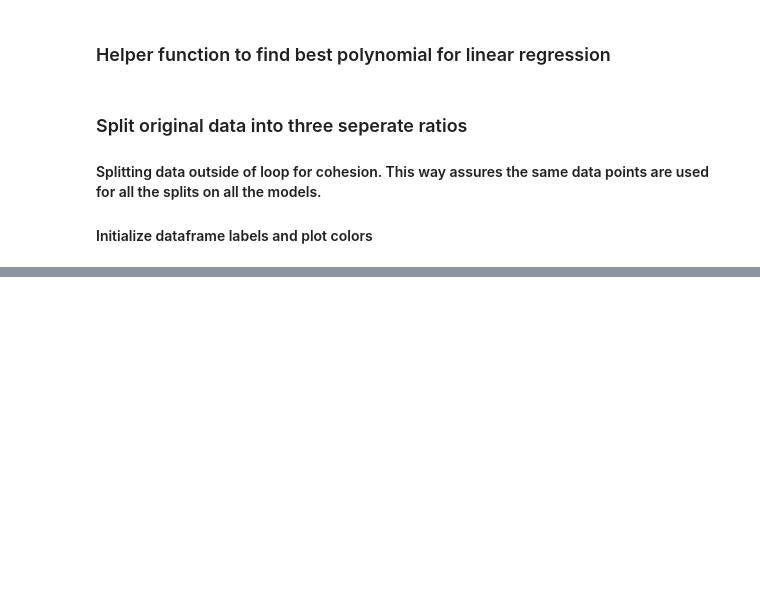
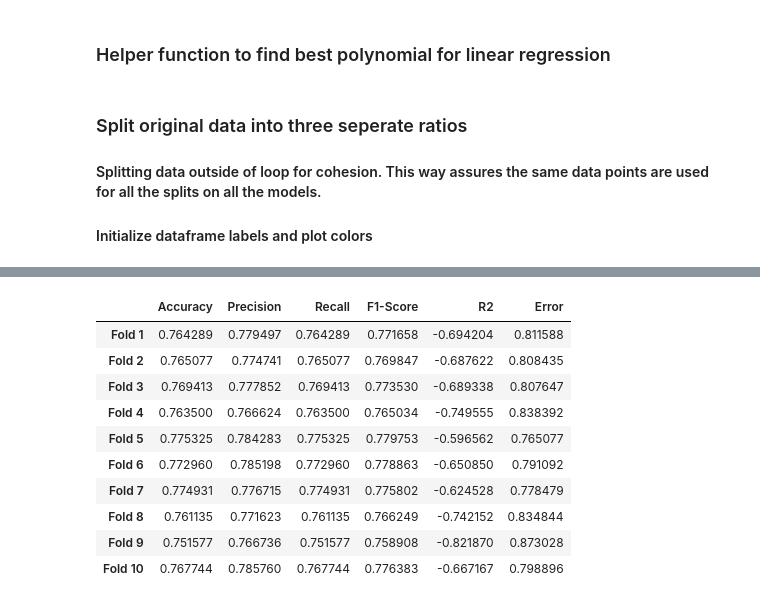
Before and after one commit to dgambone3/CSC4850-Machine-Learning, a Jupyter notebook: ML_Project.ipynb, the cells around one changed output, grey strips where cells are left out. Drawn from its saved outputs; the diff is of its cells as text; code cells hidden in the pictures; blank space fills up the shorter version.

```diff
--- a/ML_Project.ipynb
+++ b/ML_Project.ipynb
@@ -175,20 +186,22 @@ test_colors = ['skyblue', 'palegreen', 'salmon']
 # %%
 i = 0
-
+# dataframe to store all split information, will be used to pick the best splits
 splits_df = pd.DataFrame(columns=['Model',
                                   'Split',
                                   'Error',
                                   'Generalization',
                                   'true',
                                   'pred'])
+# dataframe to hold all model and split metrics
 big_df = pd.DataFrame(columns=['Model', 'Split'])
 
-for model in models:
-    print(titles[i])
-    pipe = make_pipeline(MinMaxScaler(), model)
-    j=0
+for model in models: # for each model in model list
+    # print(titles[i])
+    pipe = make_pipeline(MinMaxScaler(), model) # make pipeline with steps to use MinMaxScaler to [0,1]
+    # for plotting learning curves
     fig = plt.figure()
     ax = fig.add_subplot(1, 1, 1)
+    # dataframe to hold and output all metridcs for every split on model
     fold_df = pd.DataFrame(columns=['Accuracy',
                                     'Precision',
                                     'Recall',
@@ -196,24 +209,26 @@ for model in models:
                                     'R2'
                                     'Error'],
                                     index=index)
-
-    for j in range(len(splits)): # each sample type
+    j=0
+    for j in range(len(splits)): # for each data split
+      # rename variables for test/train data, based on list of tuples in previous cell
       X_train = train[j][0]
       y_train = train[j][1]
       X_test = test[j][0]
       y_test = test[j][1]
 
+      # condition to call polynomial function only on this model type
       if 'Polynomial' in titles[i]:
         poly_df = pd.DataFrame(columns=['polynomial', 'score'])
         poly = best_poly(X_train, y_train, X_test, y_test)
         pipe = make_pipeline(MinMaxScaler(),
                              PolynomialFeatures(degree=poly),
                              LinearRegression())
-
+      # fit data to the training dataset
       pipe.fit(X_train, y_train)
 
-      print(splits[j])
-
+      # print(splits[j])
+      # conduct 10-fold cross validation with specific scores
       cv = cross_validate(pipe,
                           X_train,
                           y_train,
@@ -224,12 +239,14 @@ for model in models:
                                     'r2',
                                     'neg_mean_squared_error'],
                           cv=10)
-
+      # variable to hold predicted values on test set
       pred = pipe.predict(X_test)
+      # calculate test error on test set
       test_error = MSE(y_test, pred)
 
       # adding absolute value of neg mean squared error so lower error is better,
       # while CV uses neg_MSE to follow convention of all other metrics that higher is better
+      # concat metrics to dataframe
       fold_df = pd.concat({'Accuracy':pd.Series(cv['test_accuracy']),
                             'Precision':pd.Series(cv['test_precision_weighted']),
                             'Recall':pd.Series(cv['test_recall_weighted']),
@@ -237,67 +254,47 @@ for model in models:
                             'R2' : pd.Series(cv['test_r2']),
                             'Error':pd.Series(abs(cv['test_neg_mean_squared_error']))},
                             axis=1)
-
+      # add metrics to best splits dataframe, generalization is calculated from the difference between test and train errors
       splits_df.loc[len(splits_df)] = [titles[i],
                                       splits[j],
                                       fold_df['Error'].min(),
                                       abs(fold_df['Error'].min() - test_error),
                                       test[j][1],
                                       pred]
-
+      # concat data to big dataframe for final output
       big_df = pd.concat([big_df, fold_df], ignore_index=True, axis=0)
+      # add split identification to rows all 10 rows of the cross validation fold
       big_df['Split'].iloc[((i*30)+(j*10)):((i*30)+(j*10)+10)] = str(splits[j])
 
+      fold_df.index = index # set index for visualation purposes
+      # create display caption for fold dataframe, for visualization purposes
+      fold_disp = fold_df.style.set_caption(f'Fold Metrics for {titles[i]} with {int(splits[j][0] * 100)}/{int(splits[j][1]*100)} Split')
+      # print('\n')
+      display(fold_disp) # display fold metrics
 
-
-      fold_df.index = index
-      fold_disp = fold_df.style.set_caption(f'Fold Metrics for {titles[i]} with {int(splits[j][0] * 100)}/{int(splits[j][1]*100)} Split')
-      print('\n')
-      display(fold_disp)
-
-      # LEARNING CURVES
+      # PLOT LEARNING CURVES
+      # get training and testing scores by calling learning curve function
       train_scores = get_learning_curve(pipe, X_train, y_train, titles[i])
       test_scores = get_learning_curve(pipe, X_test, y_test, titles[i])
+      # plot training scores
       ax.plot(train_scores['percent'],
               train_scores['scores'],
               color=train_colors[j],
               label=f'{int(splits[j][0] * 100)}/{int(splits[j][1]*100)} Training')
+      # plot testing scores
       ax.plot(test_scores['percent'],
               test_scores['scores'],
               color=test_colors[j],
               label=f'{int(splits[j][0] * 100)}/{int(splits[j][1]*100)} Validation')
+      # set labeles and titles
       ax.set_xlabel('Sample Size')
       ax.set_ylabel('Error')
       ax.set_title(f'Learning Curve for {titles[i]}')
       ax.legend(loc='best')
-
       fig.tight_layout(pad=1.5)
       fig.show()
-
-      j += 1
-
+      j += 1 # increment to next split
+    # add model name to all 30 fold metrics (10 + 10 + 10 -> 10 folds, 3 splits, 1 model)
     big_df['Model'].iloc[(i*30):((i*30)+30)] = titles[i]
-    i+=1
-
-best = (splits_df.loc[splits_df.groupby('Model')['Error'].idxmin()])
-
-for b in range(len(best)):
-  try:
-    ConfusionMatrixDisplay.from_predictions(y_true=best.iloc[b]['true'],
-                                            y_pred=best.iloc[b]['pred'],
-                                            cmap='RdPu')
-    plt.title(f'Confusion Matrix for {titles[b]}')
-    plt.show()
-  except:
-    print('Cannot calculate Confusion Matrix for Regression Problems')
-
-
-best = best.drop(['true', 'pred'], axis=1)
-best.reset_index(inplace=True, drop=True)
-
-disp_best = best.style.set_caption(f'Best Split for Each Model')
-display(disp_best)
-
-with pd.option_context('display.max_rows', None, 'display.max_columns', None):  # more options can be specified also
-    display(big_df)
+    i+=1  # increment to next fold
 # %% [output]
@@ -305,0 +302,11 @@ Decision Tree Classifier
+|  | Accuracy | Precision | Recall | F1-Score | R2 | Error |
+| Fold 1 | 0.764289 | 0.779497 | 0.764289 | 0.771658 | -0.694204 | 0.811588 |
+| Fold 2 | 0.765077 | 0.774741 | 0.765077 | 0.769847 | -0.687622 | 0.808435 |
+| Fold 3 | 0.769413 | 0.777852 | 0.769413 | 0.773530 | -0.689338 | 0.807647 |
+| Fold 4 | 0.763500 | 0.766624 | 0.763500 | 0.765034 | -0.749555 | 0.838392 |
+| Fold 5 | 0.775325 | 0.784283 | 0.775325 | 0.779753 | -0.596562 | 0.765077 |
+| Fold 6 | 0.772960 | 0.785198 | 0.772960 | 0.778863 | -0.650850 | 0.791092 |
+| Fold 7 | 0.774931 | 0.776715 | 0.774931 | 0.775802 | -0.624528 | 0.778479 |
+| Fold 8 | 0.761135 | 0.771623 | 0.761135 | 0.766249 | -0.742152 | 0.834844 |
+| Fold 9 | 0.751577 | 0.766736 | 0.751577 | 0.758908 | -0.821870 | 0.873028 |
+| Fold 10 | 0.767744 | 0.785760 | 0.767744 | 0.776383 | -0.667167 | 0.798896 |
```
Also changed, not shown: parts of 15 cells of this notebook.
